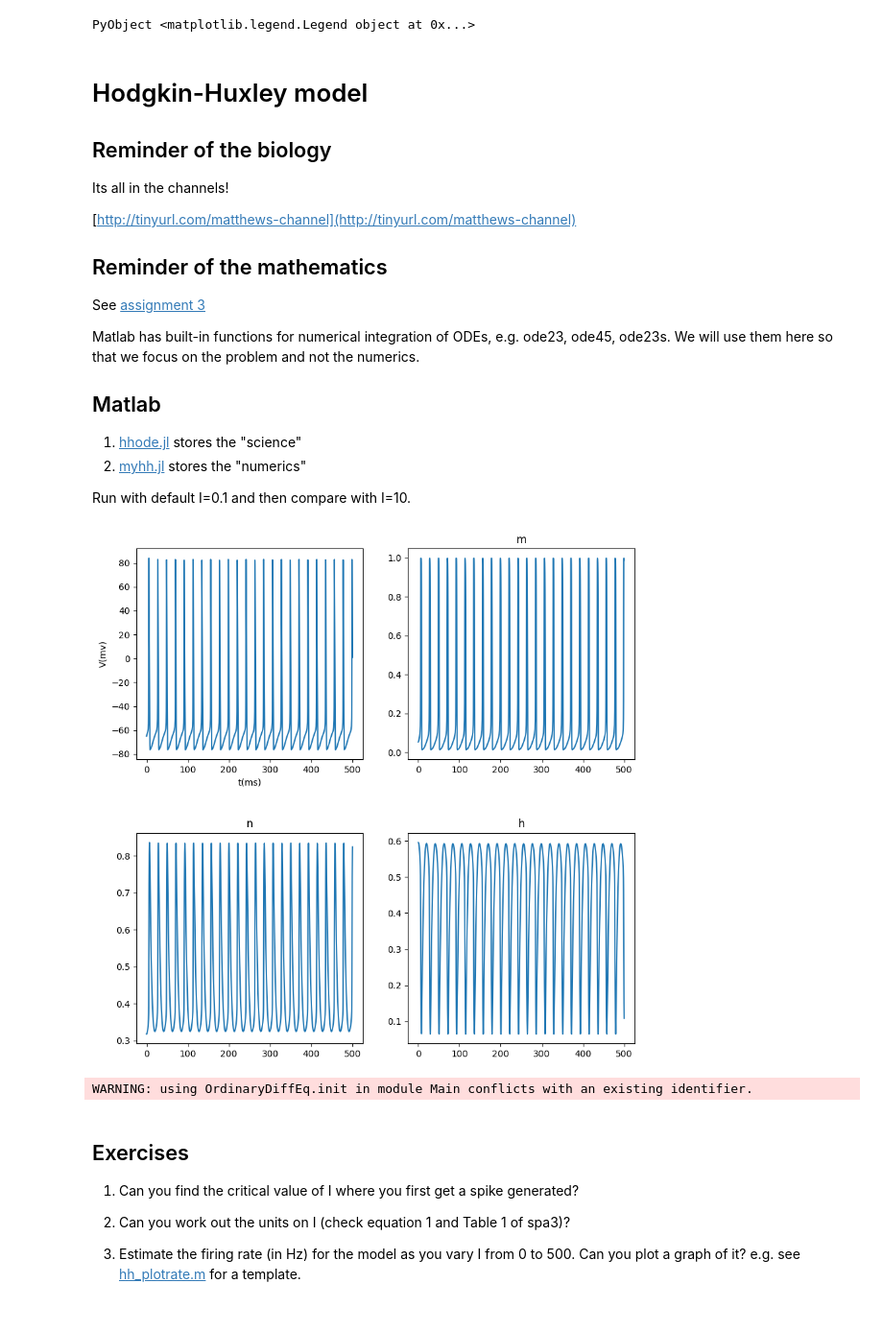
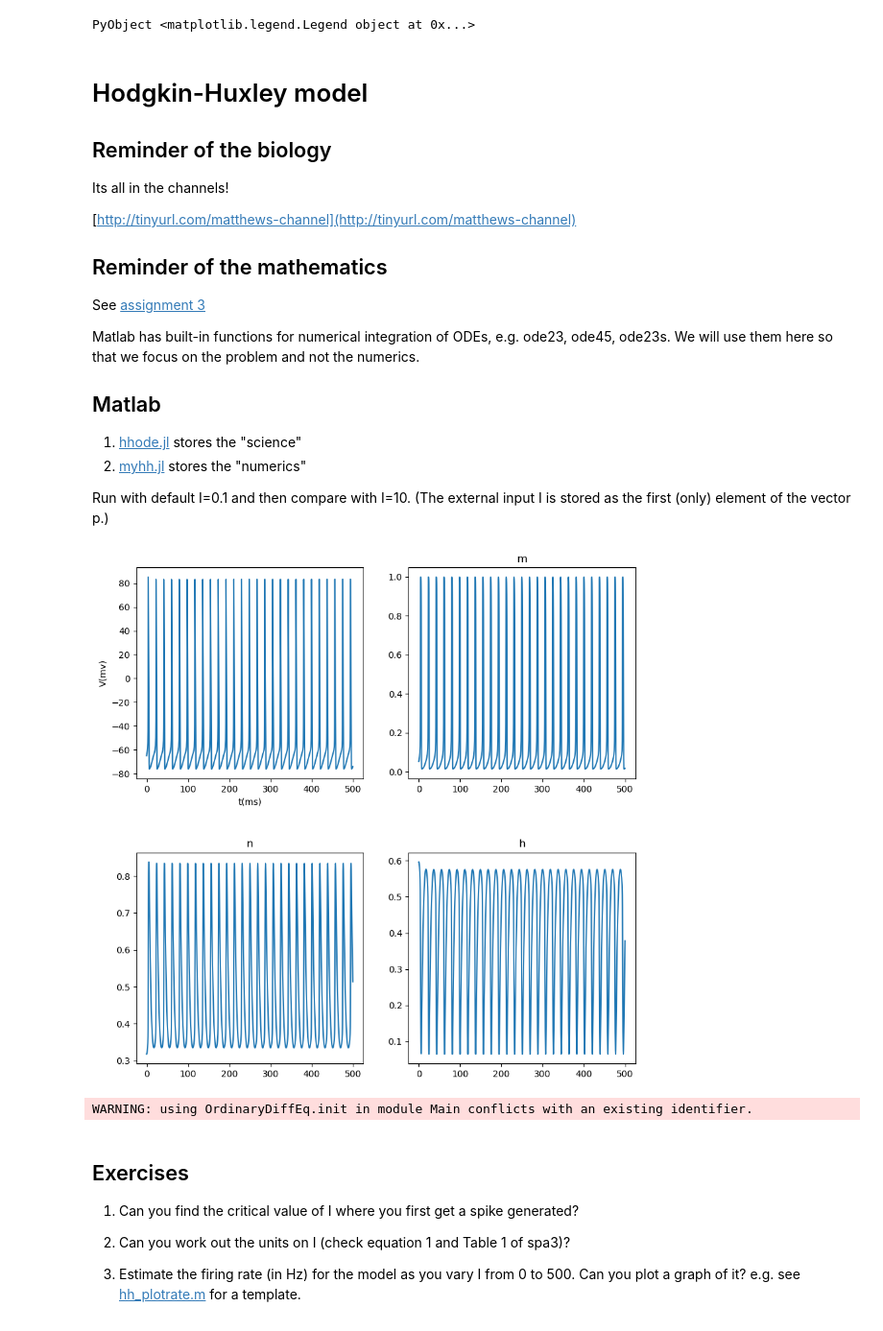
Before and after one commit to sje30/julia-python, a Jupyter notebook: Introduction to Computational Neuroscience.ipynb, the cells around one changed output. Shown: that part at 96% size. Cells and saved outputs as stored; diff of their text form; code cells hidden in the pictures.

```diff
--- a/Introduction to Computational Neuroscience.ipynb
+++ b/Introduction to Computational Neuroscience.ipynb
@@ -110,11 +110,12 @@ the problem and not the numerics.
 1. [hhode.jl](hhode.jl) stores the "science"
 2. [myhh.jl](myhh.jl) stores the "numerics"
 
-Run with default I=0.1 and then compare with I=10.
+Run with default I=0.1 and then compare with I=10.  (The external input I is stored as the first (only)
+element of the vector p.)
 # %%
-I=10.0; include("myhh.jl")
+p=[20.0]; include("myhh.jl")
 # %% [output]
-[figure, old version]
+[figure, new version]
 WARNING: using OrdinaryDiffEq.init in module Main conflicts with an existing identifier.
 # %% [markdown]
 ## Exercises
```
Also changed, not shown: parts of 3 cells of this notebook.
